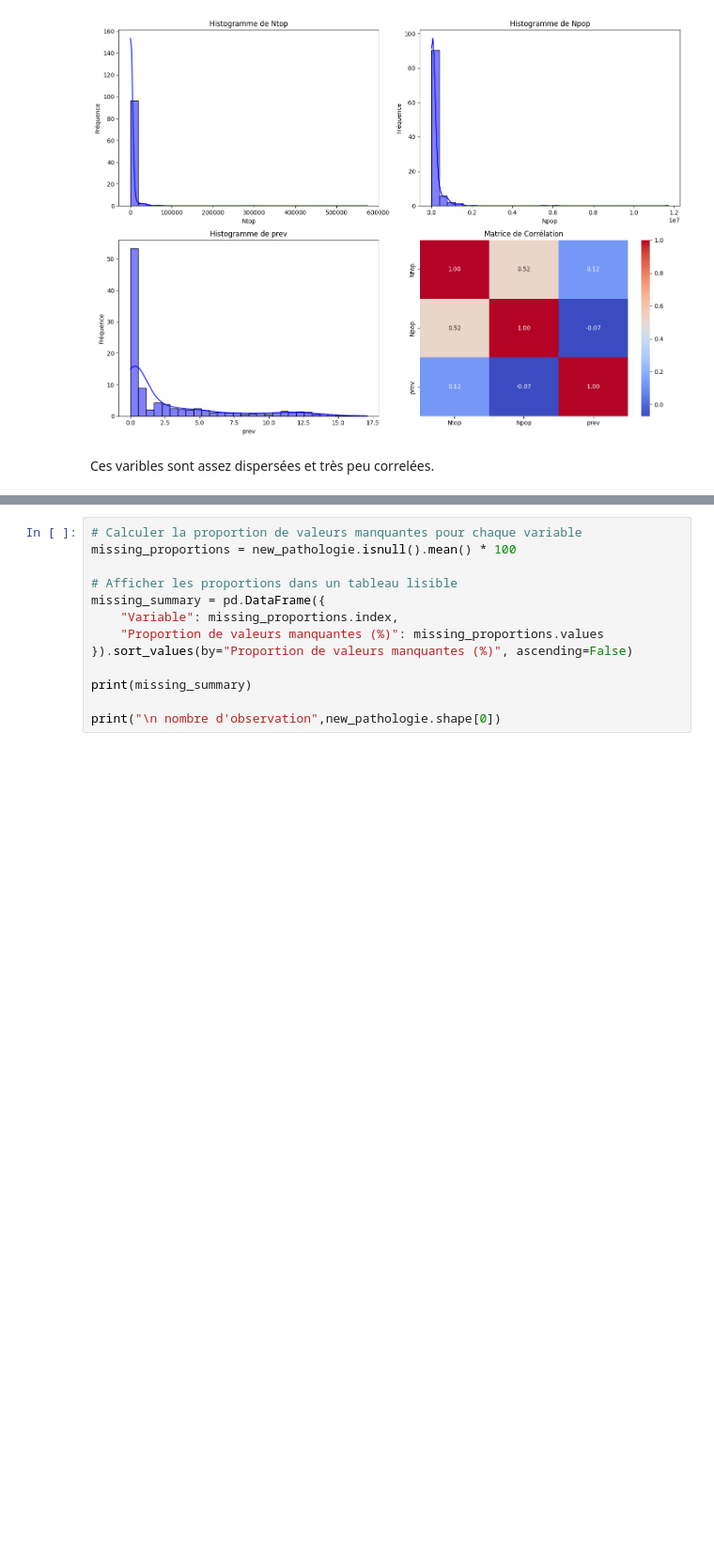
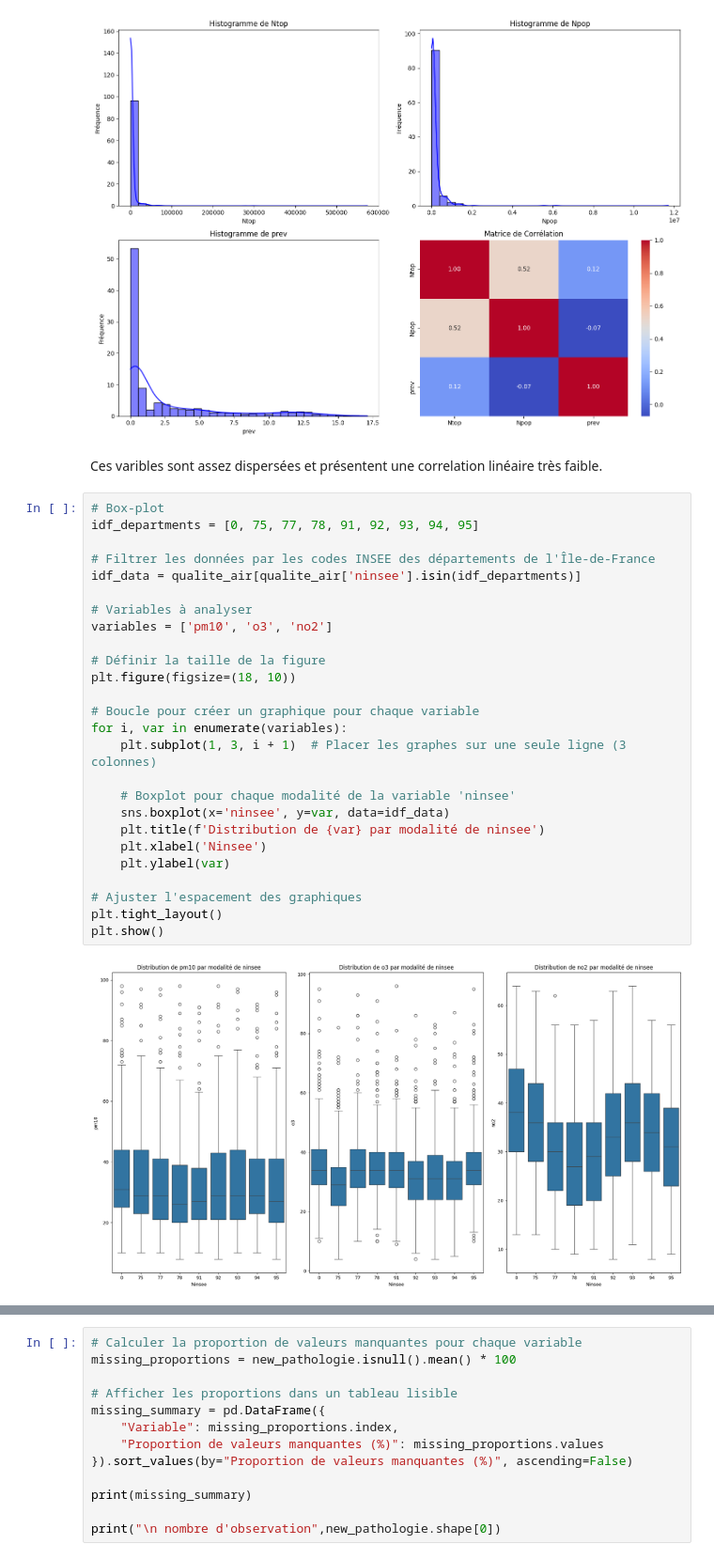
Before and after one commit to IvanaKUETE/projet-Python, a Jupyter notebook: projet/notebook/analyse_exploratoire.ipynb, the cells around one changed output, grey strips where cells are left out. Shown at 94% size. Saved outputs shown, nothing was run; the diff lists cells and outputs as text; blank space fills up the shorter version.

```diff
--- a/projet/notebook/analyse_exploratoire.ipynb
+++ b/projet/notebook/analyse_exploratoire.ipynb
@@ -449,4 +449,32 @@ plt.show()
 # %% [output]
 [figure]
 # %% [markdown]
-Ces varibles sont assez dispersées et très peu correlées.
+Ces varibles sont assez dispersées et présentent une correlation linéaire très faible.
+# %%
+# Box-plot
+idf_departments = [0, 75, 77, 78, 91, 92, 93, 94, 95]
+
+# Filtrer les données par les codes INSEE des départements de l'Île-de-France
+idf_data = qualite_air[qualite_air['ninsee'].isin(idf_departments)]
+
+# Variables à analyser
+variables = ['pm10', 'o3', 'no2']
+
+# Définir la taille de la figure
+plt.figure(figsize=(18, 10))
+
+# Boucle pour créer un graphique pour chaque variable
+for i, var in enumerate(variables):
+    plt.subplot(1, 3, i + 1)  # Placer les graphes sur une seule ligne (3 colonnes)
+
+    # Boxplot pour chaque modalité de la variable 'ninsee'
+    sns.boxplot(x='ninsee', y=var, data=idf_data)
+    plt.title(f'Distribution de {var} par modalité de ninsee')
+    plt.xlabel('Ninsee')
+    plt.ylabel(var)
+
+# Ajuster l'espacement des graphiques
+plt.tight_layout()
+plt.show()
+# %% [output]
+[figure, added]
```
Also changed, not shown: parts of 10 cells of this notebook.
